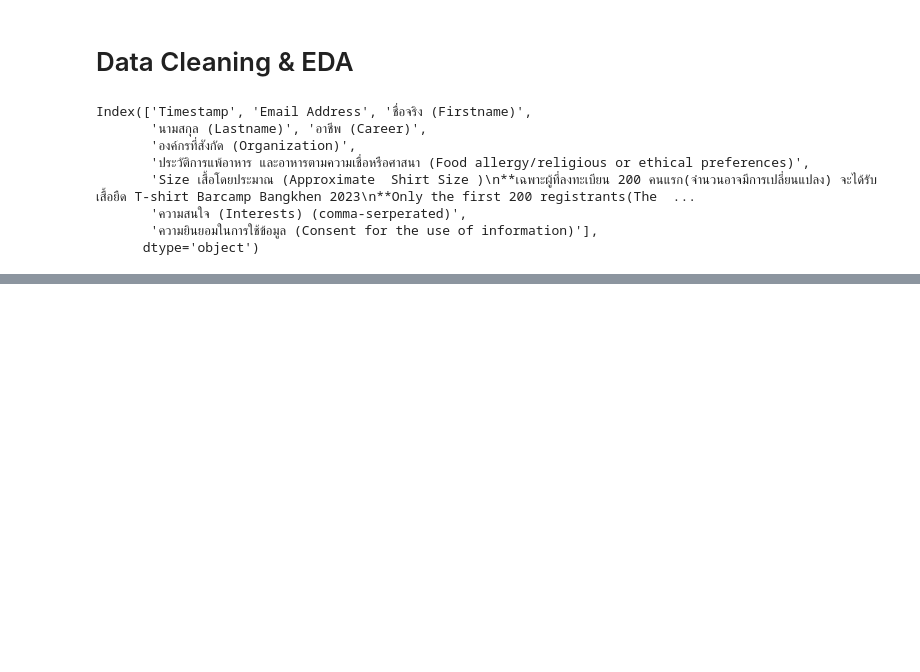
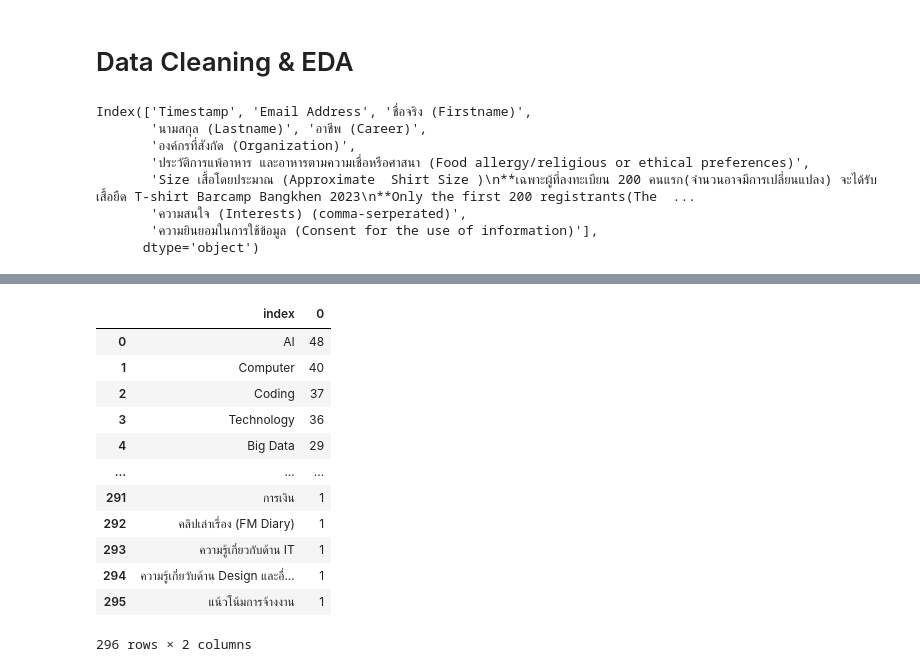
Before and after one commit to Kopzzz/BCBK2023-Participant-Insights, a Jupyter notebook: code/BCBK2023_Cleaning&EDA.ipynb, the cells around one changed output, grey strips where cells are left out. Drawn from its saved outputs; the diff is of its cells as text; code cells hidden in the pictures; blank space fills up the shorter version.

```diff
--- a/code/BCBK2023_Cleaning&EDA.ipynb
+++ b/code/BCBK2023_Cleaning&EDA.ipynb
@@ -53,0 +83,18 @@ Name: interest, dtype: object
+# %%
+interest_count = interest_dummy.sum(axis=0).sort_values(ascending=False)
+df_interest_count = interest_count.to_frame().reset_index()
+df_interest_count
+# %% [output]
+|  | index | 0 |
+| 0 | AI | 48 |
+| 1 | Computer | 40 |
+| 2 | Coding | 37 |
+| 3 | Technology | 36 |
+| 4 | Big Data | 29 |
+| ... | ... | ... |
+| 291 | การเงิน | 1 |
+| 292 | คลิปเล่าเรื่อง (FM Diary) | 1 |
+| 293 | ความรู้เกี่ยวกับด้าน IT | 1 |
+| 294 | ความรู้เกี่ยวับด้าน Design และอื่... | 1 |
+| 295 | แน้วโน้มการจ้างงาน | 1 |
+296 rows × 2 columns
```
Also changed, not shown: parts of 7 cells of this notebook.
